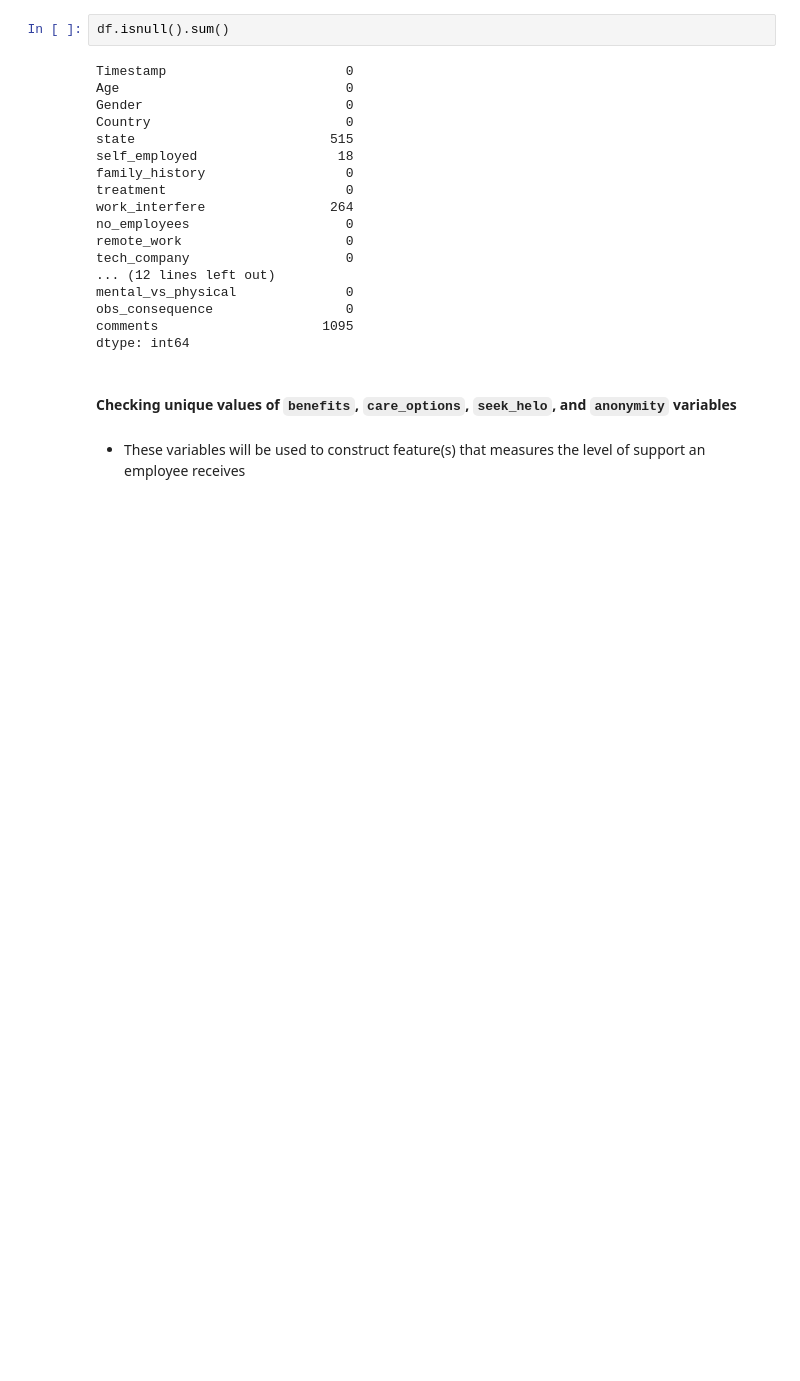
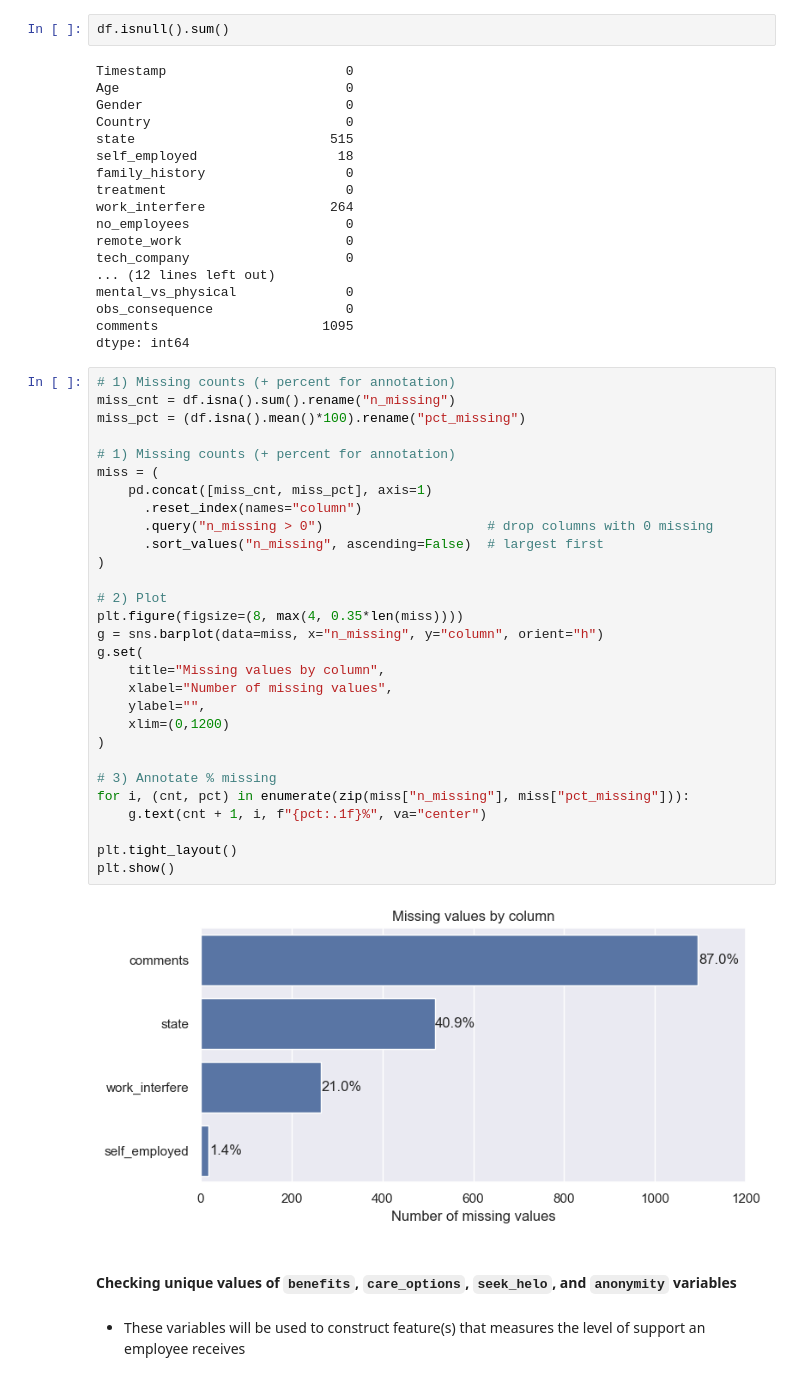
Before and after one commit to OzkanGelincik/tech-mental-health-eda, a Jupyter notebook: mental_health_in_tech_EDA.ipynb, the cells around one changed output. Cells and saved outputs as stored; diff of their text form; blank space fills up the shorter version.

```diff
--- a/mental_health_in_tech_EDA.ipynb
+++ b/mental_health_in_tech_EDA.ipynb
@@ -131,6 +131,37 @@ mental_vs_physical              0
 obs_consequence                 0
 comments                     1095
 dtype: int64
+# %%
+# 1) Missing counts (+ percent for annotation)
+miss_cnt = df.isna().sum().rename("n_missing")
+miss_pct = (df.isna().mean()*100).rename("pct_missing")
+
+# 1) Missing counts (+ percent for annotation)
+miss = (
+    pd.concat([miss_cnt, miss_pct], axis=1)
+      .reset_index(names="column")
+      .query("n_missing > 0")                     # drop columns with 0 missing
+      .sort_values("n_missing", ascending=False)  # largest first
+)
+
+# 2) Plot
+plt.figure(figsize=(8, max(4, 0.35*len(miss))))
+g = sns.barplot(data=miss, x="n_missing", y="column", orient="h")
+g.set(
+    title="Missing values by column",
+    xlabel="Number of missing values",
+    ylabel="",
+    xlim=(0,1200)
+)
+
+# 3) Annotate % missing
+for i, (cnt, pct) in enumerate(zip(miss["n_missing"], miss["pct_missing"])):
+    g.text(cnt + 1, i, f"{pct:.1f}%", va="center")
+
+plt.tight_layout()
+plt.show()
+# %% [output]
+[figure, added]
 # %% [markdown]
 #### Checking unique values of `benefits`, `care_options`, `seek_helo`, and `anonymity` variables
 # %% [markdown]
```
Also changed, not shown: parts of 47 cells of this notebook.
